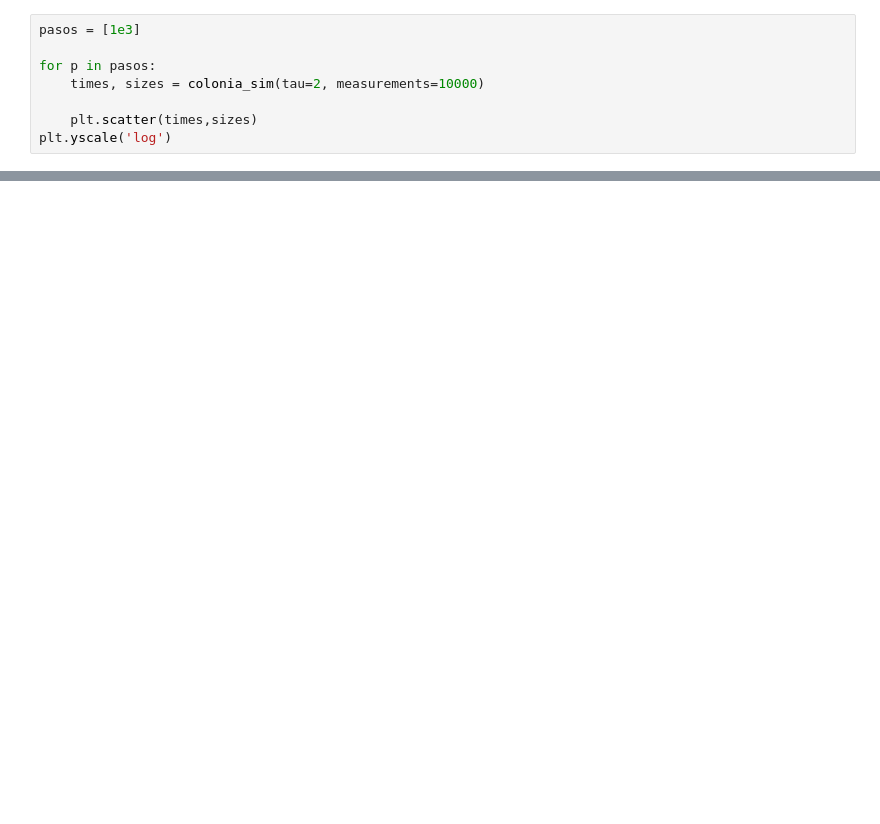
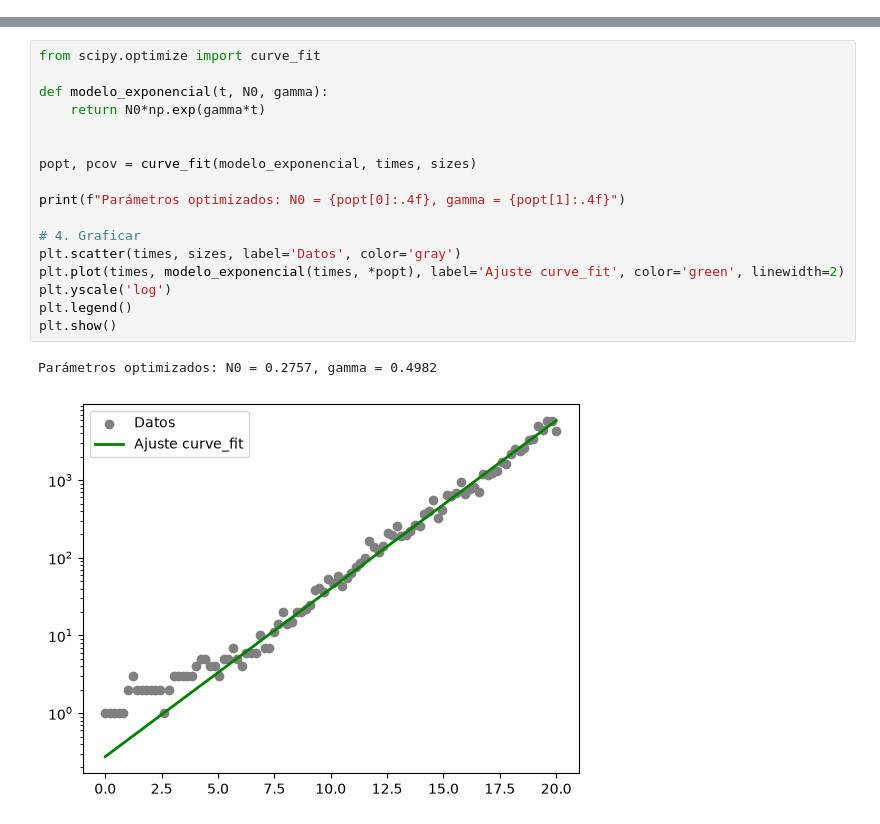
Before and after one commit to ANanniniS/inferencia-bayesiana, a Jupyter notebook: practicas/colonia-celular.ipynb, the cells around one changed output, grey strips where cells are left out. Cells and saved outputs as stored; diff of their text form; blank space fills up the shorter version.

```diff
--- a/practicas/colonia-celular.ipynb
+++ b/practicas/colonia-celular.ipynb
@@ -42,8 +40,0 @@ plt.yscale("log")
-# %%
-pasos = [1e3]
-
-for p in pasos:
-    times, sizes = colonia_sim(tau=2, measurements=10000)
-
-    plt.scatter(times,sizes)
-plt.yscale('log')
@@ -75,0 +41,20 @@ np.log2(
+# %%
+from scipy.optimize import curve_fit
+
+def modelo_exponencial(t, N0, gamma):
+    return N0*np.exp(gamma*t)
+
+
+popt, pcov = curve_fit(modelo_exponencial, times, sizes)
+
+print(f"Parámetros optimizados: N0 = {popt[0]:.4f}, gamma = {popt[1]:.4f}")
+
+# 4. Graficar
+plt.scatter(times, sizes, label='Datos', color='gray')
+plt.plot(times, modelo_exponencial(times, *popt), label='Ajuste curve_fit', color='green', linewidth=2)
+plt.yscale('log')
+plt.legend()
+plt.show()
+# %% [output]
+Parámetros optimizados: N0 = 0.2757, gamma = 0.4982
+[figure, added]
```
Also changed, not shown: parts of 11 cells of this notebook, 5 other files.
